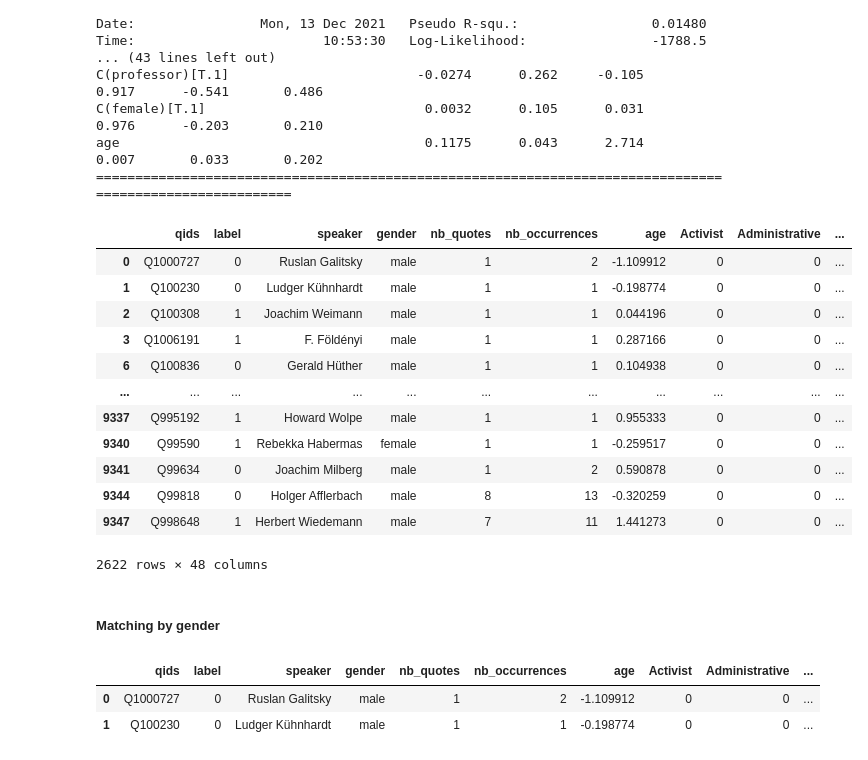
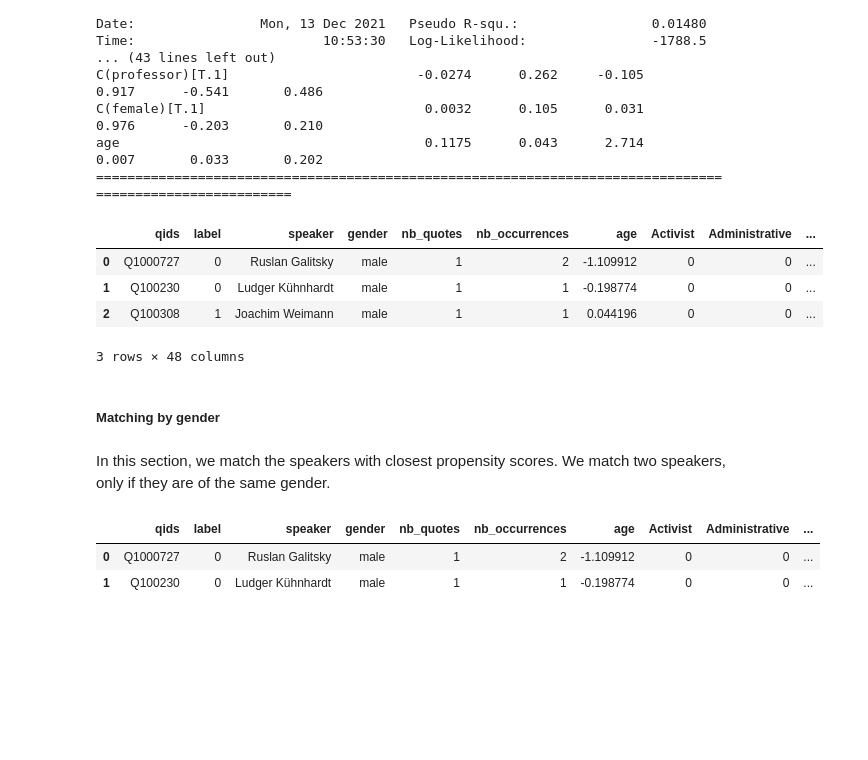
Before and after one commit to janougome/ADA-team, a Jupyter notebook: Milestone3.ipynb, the cells around one changed output. Cells and saved outputs as stored; diff of their text form; code cells hidden in the pictures; blank space fills up the shorter version.

```diff
--- a/Milestone3.ipynb
+++ b/Milestone3.ipynb
@@ -377,23 +384,17 @@ C(female)[T.1]                            0.0032      0.105      0.031      0.97
 age                                       0.1175      0.043      2.714      0.007       0.033       0.202
 =========================================================================================================
 # %%
-speakers_once
+speakers_once.head(3)
 # %% [output]
 |  | qids | label | speaker | gender | nb_quotes | nb_occurrences | age | Activist | Administrative | ... |
 | 0 | Q1000727 | 0 | Ruslan Galitsky | male | 1 | 2 | -1.109912 | 0 | 0 | ... |
 | 1 | Q100230 | 0 | Ludger Kühnhardt | male | 1 | 1 | -0.198774 | 0 | 0 | ... |
 | 2 | Q100308 | 1 | Joachim Weimann | male | 1 | 1 | 0.044196 | 0 | 0 | ... |
-| 3 | Q1006191 | 1 | F. Földényi | male | 1 | 1 | 0.287166 | 0 | 0 | ... |
-| 6 | Q100836 | 0 | Gerald Hüther | male | 1 | 1 | 0.104938 | 0 | 0 | ... |
-| ... | ... | ... | ... | ... | ... | ... | ... | ... | ... | ... |
-| 9337 | Q995192 | 1 | Howard Wolpe | male | 1 | 1 | 0.955333 | 0 | 0 | ... |
-| 9340 | Q99590 | 1 | Rebekka Habermas | female | 1 | 1 | -0.259517 | 0 | 0 | ... |
-| 9341 | Q99634 | 0 | Joachim Milberg | male | 1 | 2 | 0.590878 | 0 | 0 | ... |
-| 9344 | Q99818 | 0 | Holger Afflerbach | male | 8 | 13 | -0.320259 | 0 | 0 | ... |
-| 9347 | Q998648 | 1 | Herbert Wiedemann | male | 7 | 11 | 1.441273 | 0 | 0 | ... |
-2622 rows × 48 columns
+3 rows × 48 columns
 # %% [markdown]
 ##### Matching by gender
+# %% [markdown]
+In this section, we match the speakers with closest propensity scores. We match two speakers, only if they are of the same gender.
 # %%
 def get_similarity(propensity_score1, propensity_score2):
     '''Calculate similarity for instances with given propensity scores'''
```
Also changed, not shown: parts of 8 cells of this notebook.
